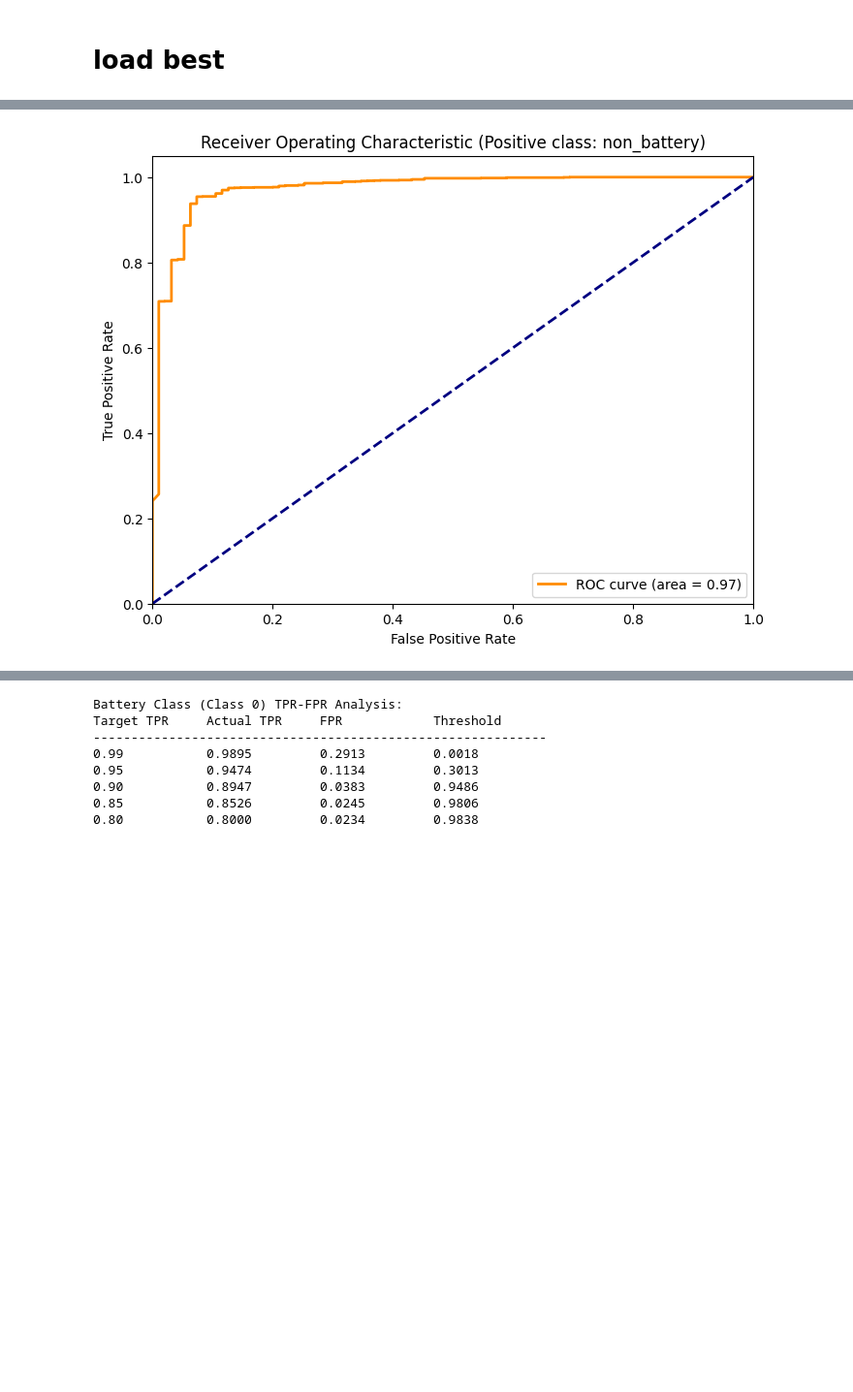
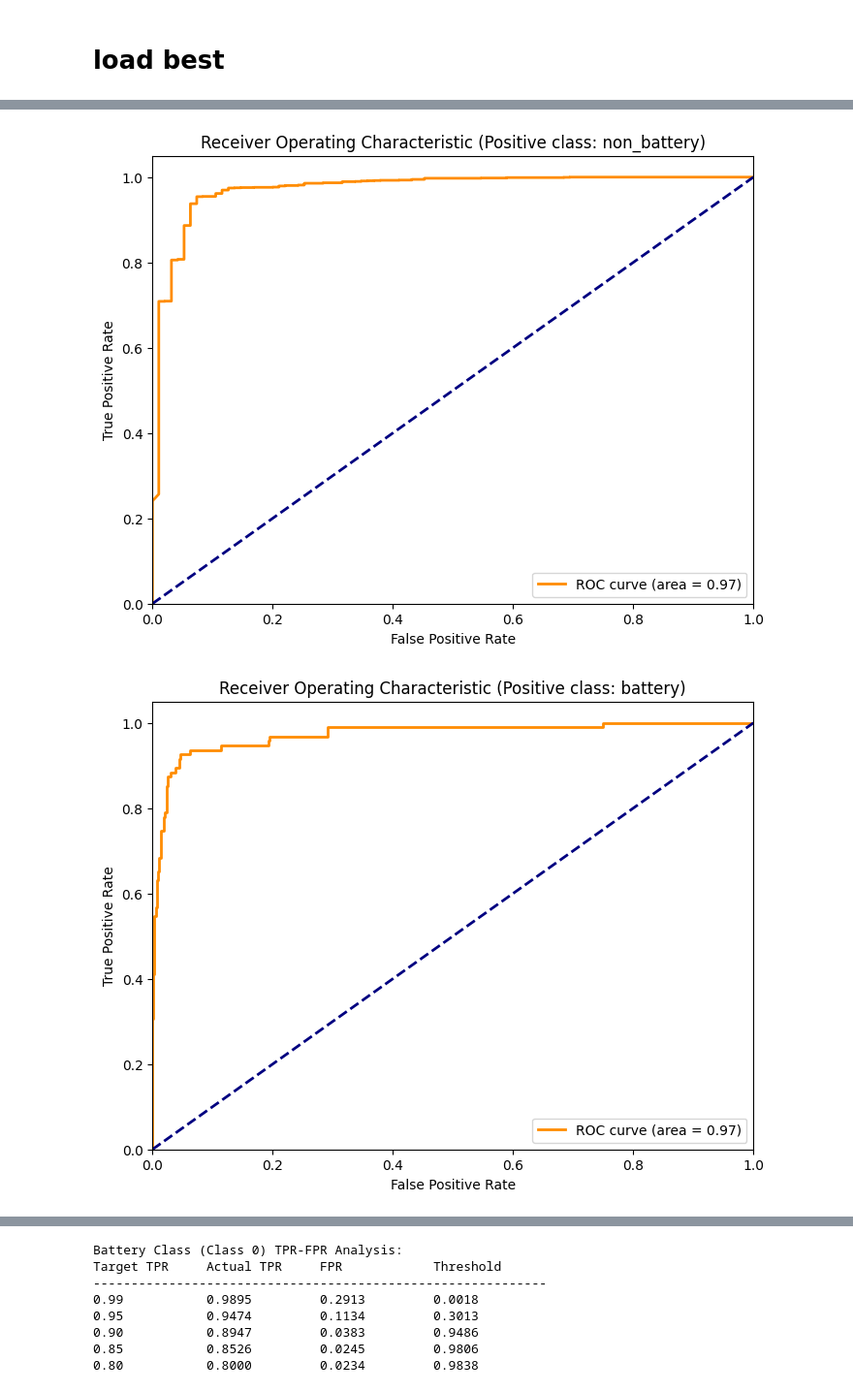
Before and after one commit to tinayiluo0322/ECE_Final_Project_2025, a Jupyter notebook: Models/5%_address_imbalance_2_Class_Garabge_ResNetCIFAR_Train_From_Scratch_Basic_50_epoch.ipynb, the cells around one changed output, grey strips where cells are left out. Shown at 97% size. Drawn from its saved outputs; the diff is of its cells as text; code cells hidden in the pictures; blank space fills up the shorter version.

```diff
--- a/Models/5%_address_imbalance_2_Class_Garabge_ResNetCIFAR_Train_From_Scratch_Basic_50_epoch.ipynb
+++ b/Models/5%_address_imbalance_2_Class_Garabge_ResNetCIFAR_Train_From_Scratch_Basic_50_epoch.ipynb
@@ -1072,6 +1072,40 @@ if True:  # Set to True if want to compute ROC curve
     plt.legend(loc="lower right")
     plt.savefig('roc_curve.png')
     plt.show()
+
+# This requires modifying the prediction loop to get probability outputs
+if True:  # Set to True if want to compute ROC curve
+    from sklearn.metrics import roc_curve, auc
+
+    # We need to rerun predictions to get probabilities
+    test_probs = []
+    with torch.no_grad():
+        for data, _ in test_loader:
+            if train_on_gpu:
+                data = data.cuda()
+            output = ResNet18(data)
+            probs = torch.nn.functional.softmax(output, dim=1)
+            test_probs.extend(probs[:, 0].cpu().numpy())  # Changed to probability for class 0 (battery)
+
+    # Compute ROC curve and ROC area
+    # For battery class, we need to identify battery samples as positive class (1)
+    # So we convert test_targets to binary where 1 = battery class (0)
+    binary_targets = (np.array(test_targets) == 0).astype(int)
+    fpr, tpr, _ = roc_curve(binary_targets, test_probs)
+    roc_auc = auc(fpr, tpr)
+
+    # Plot ROC curve
+    plt.figure(figsize=(8, 6))
+    plt.plot(fpr, tpr, color='darkorange', lw=2, label=f'ROC curve (area = {roc_auc:.2f})')
+    plt.plot([0, 1], [0, 1], color='navy', lw=2, linestyle='--')
+    plt.xlim([0.0, 1.0])
+    plt.ylim([0.0, 1.05])
+    plt.xlabel('False Positive Rate')
+    plt.ylabel('True Positive Rate')
+    plt.title(f'Receiver Operating Characteristic (Positive class: {class_names[0]})')
+    plt.legend(loc="lower right")
+    plt.savefig('battery_roc_curve.png')
+    plt.show()
 # %% [output]
 Actual class mapping from dataset: {'battery': 0, 'non_battery': 1}
 Class names by index: ['battery', 'non_battery']
@@ -1082,30 +1116,31 @@ Class           Precision       Recall          F1-Score
 battery 0.3358          0.9368          0.4944
 non_battery     0.9965          0.9063          0.9492
 
 Test Confusion Matrix:
 [[  89    6]
  [ 176 1702]]
 ... (6 lines left out)
 
     accuracy                           0.91      1973
    macro avg       0.67      0.92      0.72      1973
 weighted avg       0.96      0.91      0.93      1973
 [figure]
 Basic confusion matrix:
 [[  89    6]
  [ 176 1702]]
 
 Additional Metrics:
 
 For battery (battery) class as positive:
 Specificity (True Negative Rate): 0.9063
 Sensitivity (True Positive Rate): 0.9368
 Precision: 0.3358
 F1 Score: 0.4944
 
 ... (9 lines left out)
 Battery F1: 0.4944
 Non-battery precision: 0.9965
 Non-battery recall: 0.9063
 Non-battery F1: 0.9492
 [figure]
+[figure, added]
```
Also changed, not shown: parts of 1 cell of this notebook.
